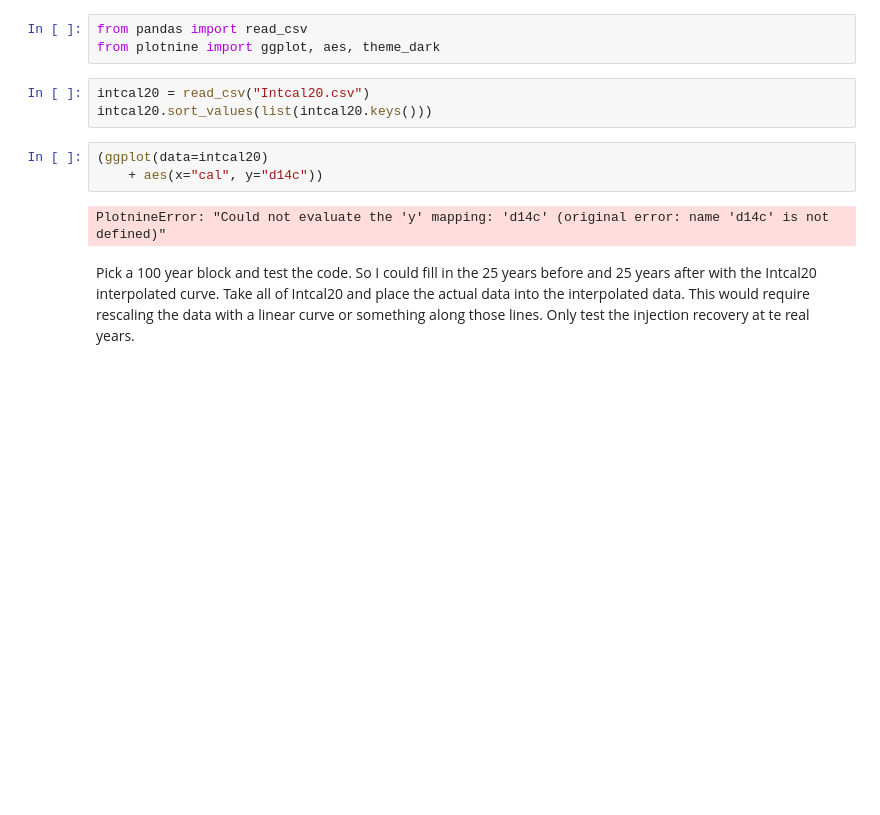
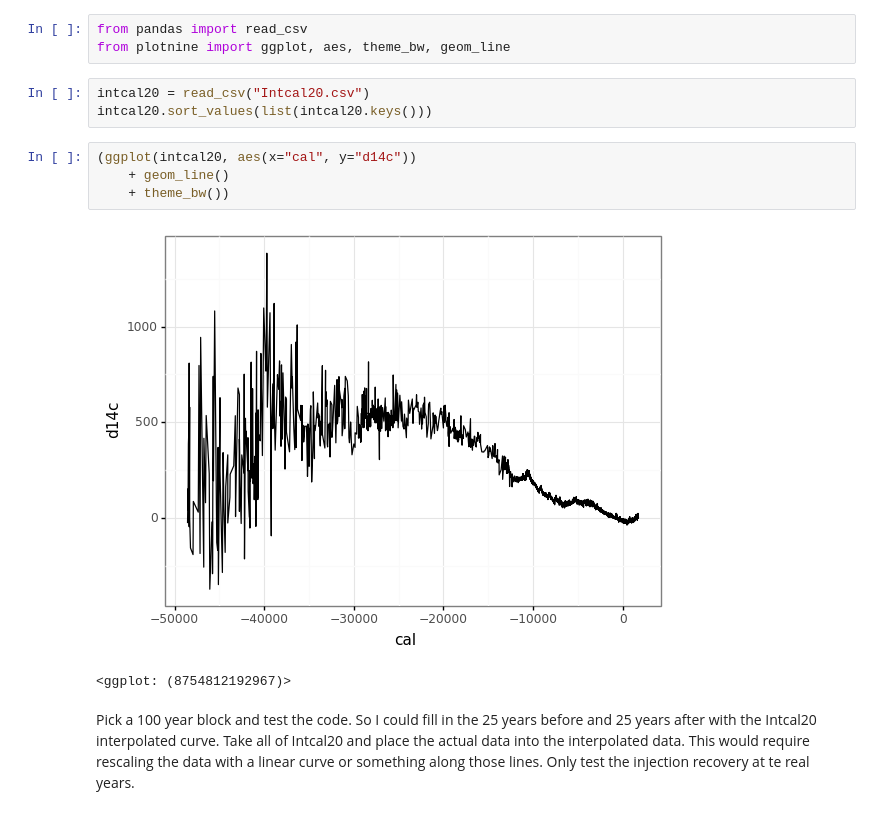
Before and after one commit to Jordan-Dennis/Miyake, a Jupyter notebook: Python IR/injection_recovery.ipynb, the cells around one changed output. Cells and saved outputs as stored; diff of their text form; blank space fills up the shorter version.

Commit message:
Initial visualisation of the data

```diff
--- a/Python IR/injection_recovery.ipynb
+++ b/Python IR/injection_recovery.ipynb
@@ -1,14 +1,16 @@
 # %%
 from pandas import read_csv
-from plotnine import ggplot, aes, theme_dark
+from plotnine import ggplot, aes, theme_bw, geom_line
 # %%
 intcal20 = read_csv("Intcal20.csv")
 intcal20.sort_values(list(intcal20.keys()))
 # %%
-(ggplot(data=intcal20)
-    + aes(x="cal", y="d14c"))
+(ggplot(intcal20, aes(x="cal", y="d14c"))
+    + geom_line()
+    + theme_bw())
 # %% [output]
+[figure, added]
-PlotnineError: "Could not evaluate the 'y' mapping: 'd14c' (original error: name 'd14c' is not defined)"
+<ggplot: (8754812192967)>
 # %% [markdown]
 Pick a 100 year block and test the code. So I could fill in the 25 years before and 25 years after with the Intcal20 interpolated curve. Take all of Intcal20 and place the actual data into the interpolated data. This would require rescaling the data with a linear curve or something along those lines. Only test the injection recovery at te real years.
 # %% [markdown]
```
